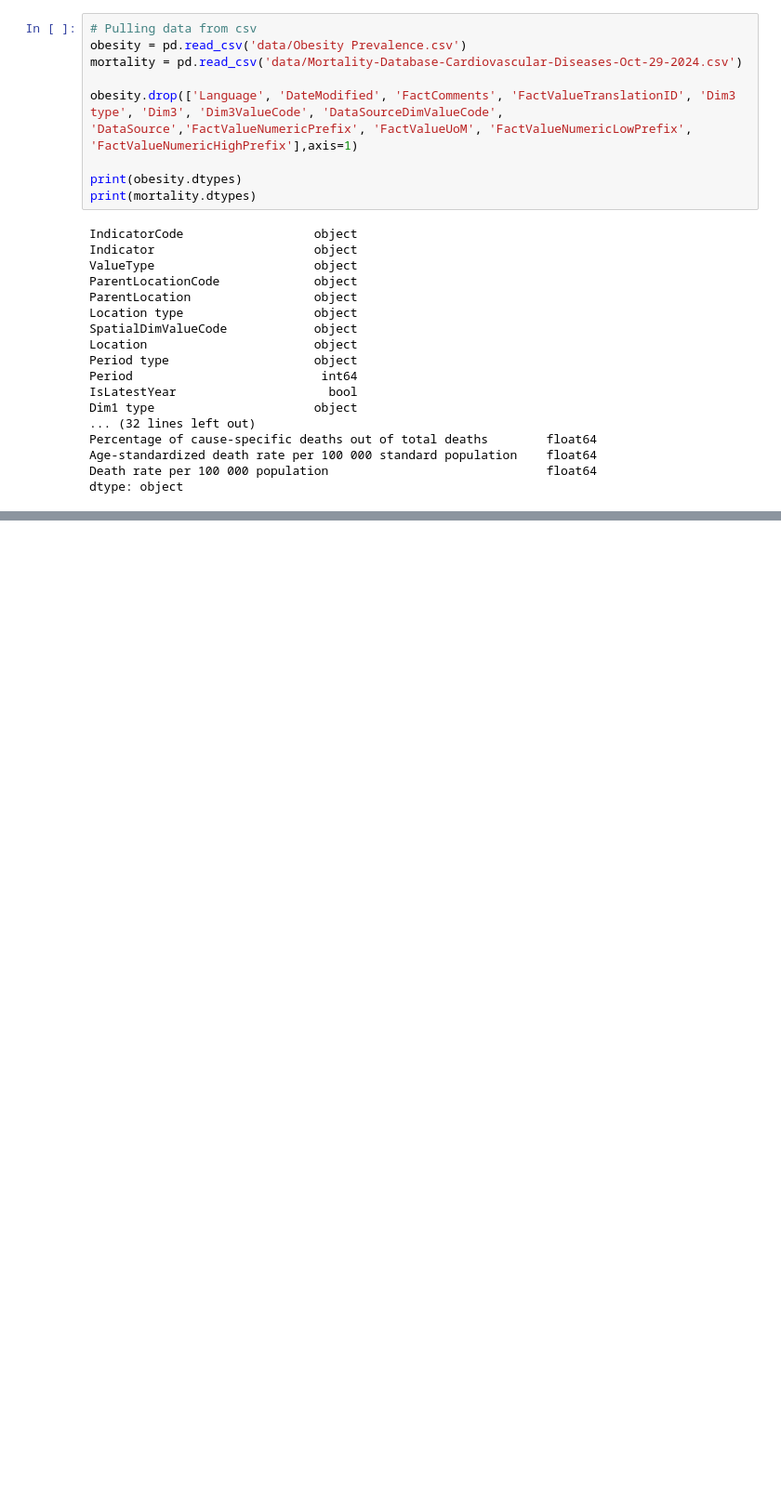
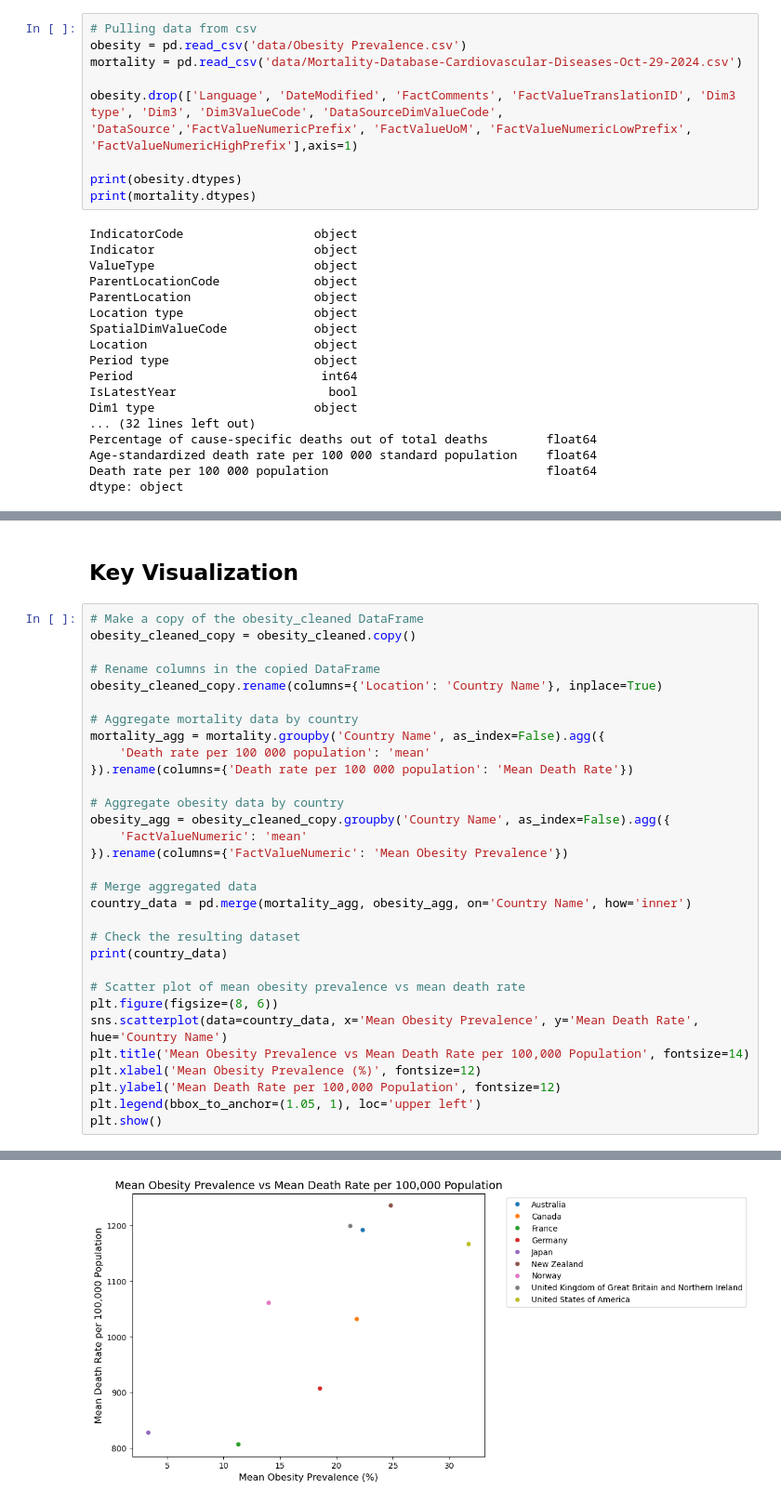
Before and after one commit to Dylanuripark/CS109-CardiovascularHealth, a Jupyter notebook: main.ipynb, the cells around one changed output, grey strips where cells are left out. Shown at 93% size. Drawn from its saved outputs; the diff is of its cells as text; blank space fills up the shorter version.

```diff
--- a/main.ipynb
+++ b/main.ipynb
@@ -193,0 +328,34 @@ DataFrame saved to data/cleaned_mortality_data.csv
+# %% [markdown]
+## Key Visualization
+# %%
+# Make a copy of the obesity_cleaned DataFrame
+obesity_cleaned_copy = obesity_cleaned.copy()
+
+# Rename columns in the copied DataFrame
+obesity_cleaned_copy.rename(columns={'Location': 'Country Name'}, inplace=True)
+
+# Aggregate mortality data by country
+mortality_agg = mortality.groupby('Country Name', as_index=False).agg({
+    'Death rate per 100 000 population': 'mean'
+}).rename(columns={'Death rate per 100 000 population': 'Mean Death Rate'})
+
+# Aggregate obesity data by country
+obesity_agg = obesity_cleaned_copy.groupby('Country Name', as_index=False).agg({
+    'FactValueNumeric': 'mean'
+}).rename(columns={'FactValueNumeric': 'Mean Obesity Prevalence'})
+
+# Merge aggregated data
+country_data = pd.merge(mortality_agg, obesity_agg, on='Country Name', how='inner')
+
+# Check the resulting dataset
+print(country_data)
+
+# Scatter plot of mean obesity prevalence vs mean death rate
+plt.figure(figsize=(8, 6))
+sns.scatterplot(data=country_data, x='Mean Obesity Prevalence', y='Mean Death Rate', hue='Country Name')
+plt.title('Mean Obesity Prevalence vs Mean Death Rate per 100,000 Population', fontsize=14)
+plt.xlabel('Mean Obesity Prevalence (%)', fontsize=12)
+plt.ylabel('Mean Death Rate per 100,000 Population', fontsize=12)
+plt.legend(bbox_to_anchor=(1.05, 1), loc='upper left')
+plt.show()
+# %% [output]
@@ -193,0 +379 @@ DataFrame saved to data/cleaned_mortality_data.csv
+[figure, added]
```
Also changed, not shown: parts of 21 cells of this notebook, 2 other files.
